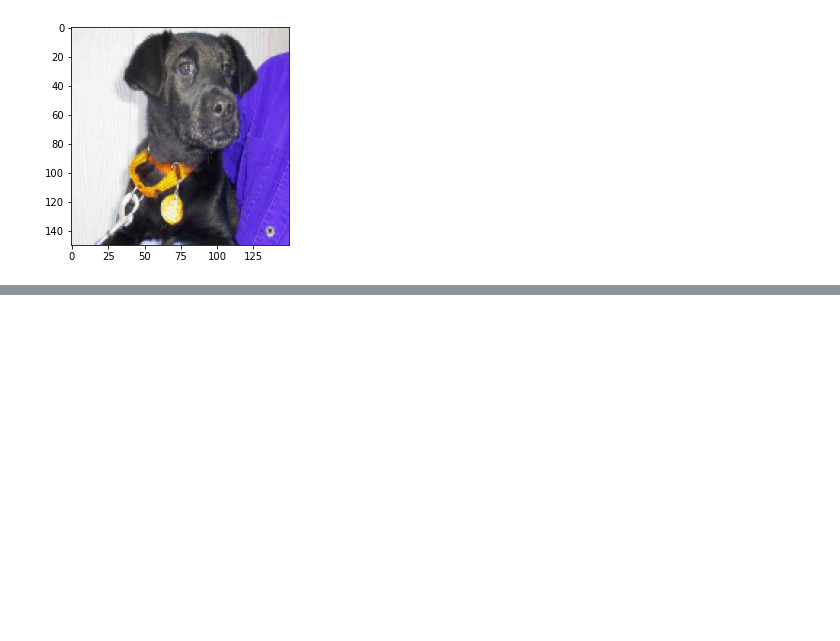
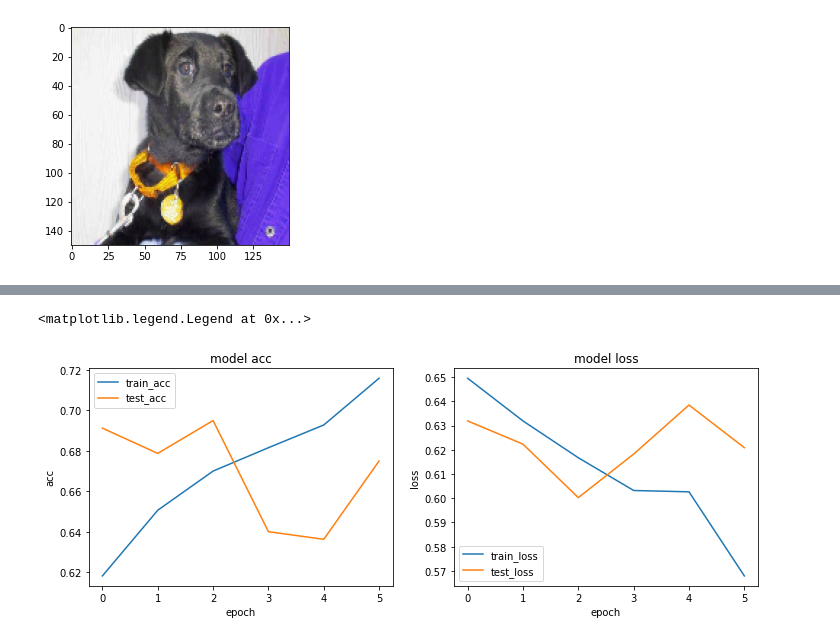
Before and after one commit to kwak-dong-su/data-crawling, a Jupyter notebook: DeepLearning/opencv_animal.ipynb, the cells around one changed output, grey strips where cells are left out. Saved outputs shown, nothing was run; the diff lists cells and outputs as text; code cells hidden in the pictures; blank space fills up the shorter version.

```diff
--- a/DeepLearning/opencv_animal.ipynb
+++ b/DeepLearning/opencv_animal.ipynb
@@ -153,0 +333,3 @@ plt.imshow(resize_list[3333])
+# %%
+cnn_history2=model.fit(X_train, y_train, batch_size=128, epochs=10, validation_data=(X_test, y_test),
+                      callbacks=[es, cp], verbose=2) # 조기종료됨
@@ -153,0 +377,20 @@ plt.imshow(resize_list[3333])
+# %%
+# cnn_history2
+plt.figure(figsize=(12, 4))
+plt.subplot(1, 2, 1) # 1행 2열의 도표, 1열
+plt.plot(cnn_history2.history['accuracy'])
+plt.plot(cnn_history2.history['val_accuracy'])
+plt.title('model acc')
+plt.xlabel('epoch')
+plt.ylabel('acc')
+plt.legend(['train_acc', 'test_acc'])
+plt.subplot(1, 2, 2) # 1행 2열의 도표, 2열
+plt.plot(cnn_history2.history['loss'])
+plt.plot(cnn_history2.history['val_loss'])
+plt.title('model loss')
+plt.xlabel('epoch')
+plt.ylabel('loss')
+plt.legend(['train_loss', 'test_loss'])
+# %% [output]
+<matplotlib.legend.Legend at 0x...>
+[figure, added]
```
Also changed, not shown: parts of 27 cells of this notebook, 3 other files.
